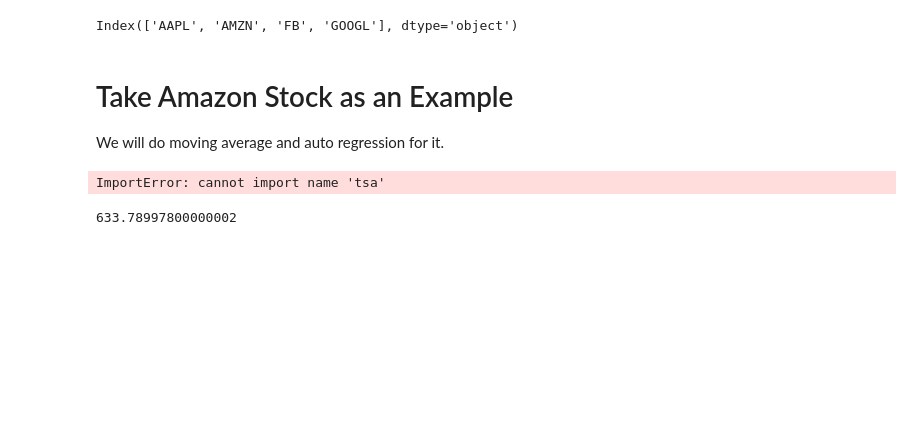
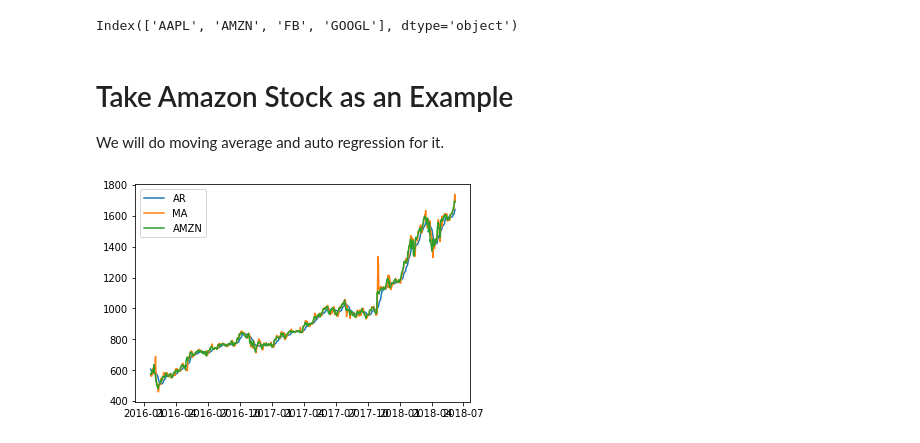
Before and after one commit to YangZhou7/Multi-Armed-Bandit-, a Jupyter notebook: ToyModel.ipynb, the cells around one changed output. Drawn from its saved outputs; the diff is of its cells as text; code cells hidden in the pictures; blank space fills up the shorter version.

```diff
--- a/ToyModel.ipynb
+++ b/ToyModel.ipynb
@@ -52,23 +52,41 @@ Index(['AAPL', 'AMZN', 'FB', 'GOOGL'], dtype='object')
 # %% [markdown]
 # Take Amazon Stock as an Example
 We will do moving average and auto regression for it.
-# %%
-
-daily_close=data['Adj Close'][['AMZN']]
-
-# Moving average
-MA=daily_close.rolling(window=10,center=False).mean()
-
-# AutoRegression
-from statsmodels.tsa import tsa
-X = daily_close.AMZN
-train, test = X[1:len(X)-7], X[len(X)-7:]
-# train autoregression
-model = tsa.AR(train)
-model_fit = model.fit()
-# %% [output]
-ImportError: cannot import name 'tsa'
-# %%
-daily_close.AMZN[1]
-# %% [output]
-633.78997800000002
+# %%
+import statsmodels.tsa.ar_model as ARM
+
+import warnings
+
+
+with warnings.catch_warnings():
+    warnings.simplefilter("ignore")
+
+
+daily_close=data['Adj Close'][['AMZN']]
+N_day=10
+
+# Moving average
+MA=daily_close.rolling(window=N_day+1,center=False).mean()
+MA.columns=['MA']
+
+# AutoRegression
+X = daily_close.AMZN
+
+AR = pd.DataFrame([['NaN']]*N_day,columns=['AR'])
+AR.index=X.index[0:N_day]
+for i in range(len(X)-N_day):
+    train=X[i:i+N_day]
+    test=X[N_day]
+    model = ARM.AR(train)
+    model_fit = model.fit()
+    s=pd.Series.to_frame(model_fit.predict(start=len(train),end=len(train)))
+    s.columns=['AR']
+    s.index=X.index[i+N_day:i+N_day+1]
+    AR=AR.append(s)
+# %%
+Strategy=pd.concat([MA,AR,daily_close],axis=1)
+plt.plot(Strategy[N_day:])
+plt.legend(['AR','MA','AMZN'])
+plt.show()
+# %% [output]
+[figure, added]
```
Also changed, not shown: parts of 2 cells of this notebook.
